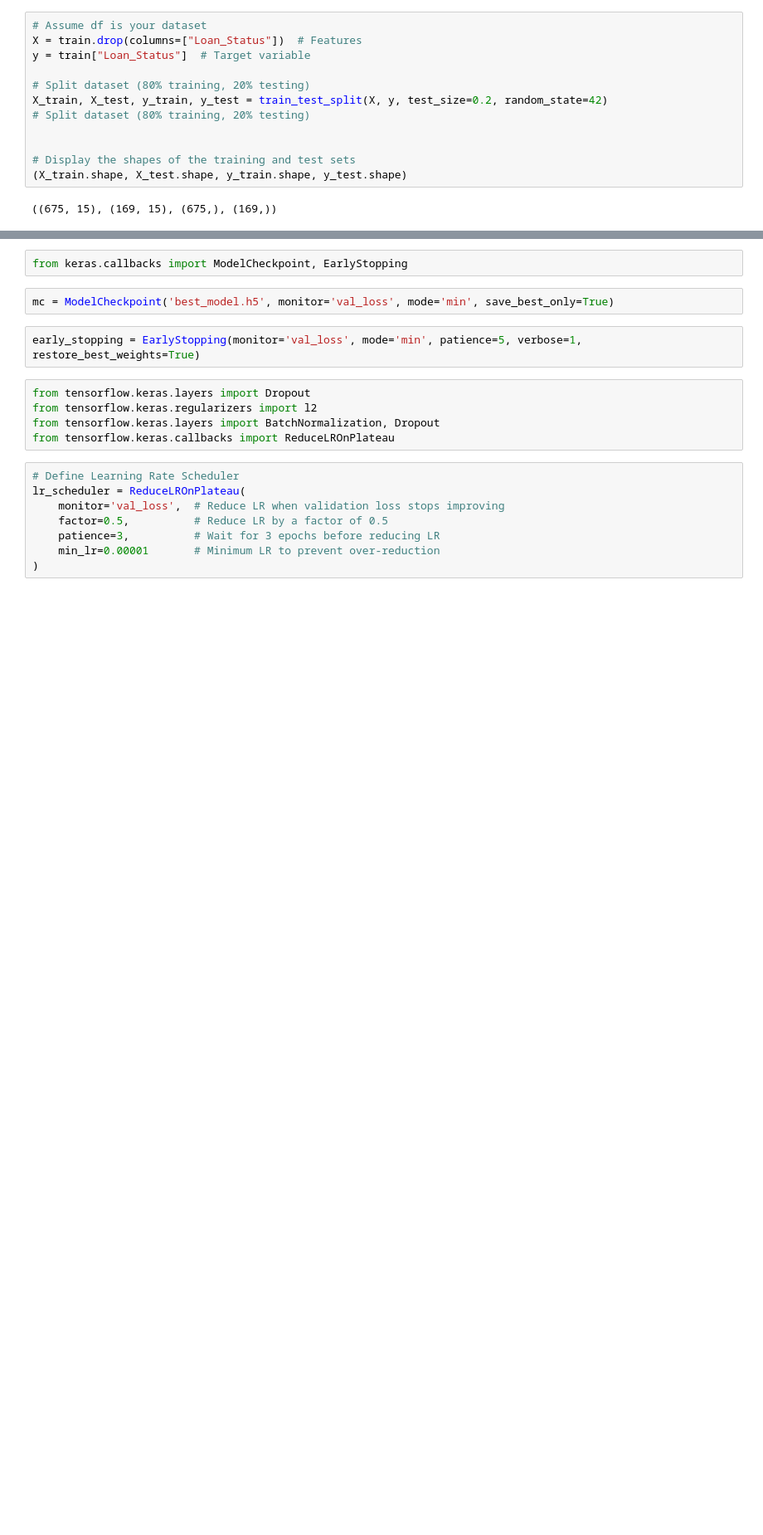
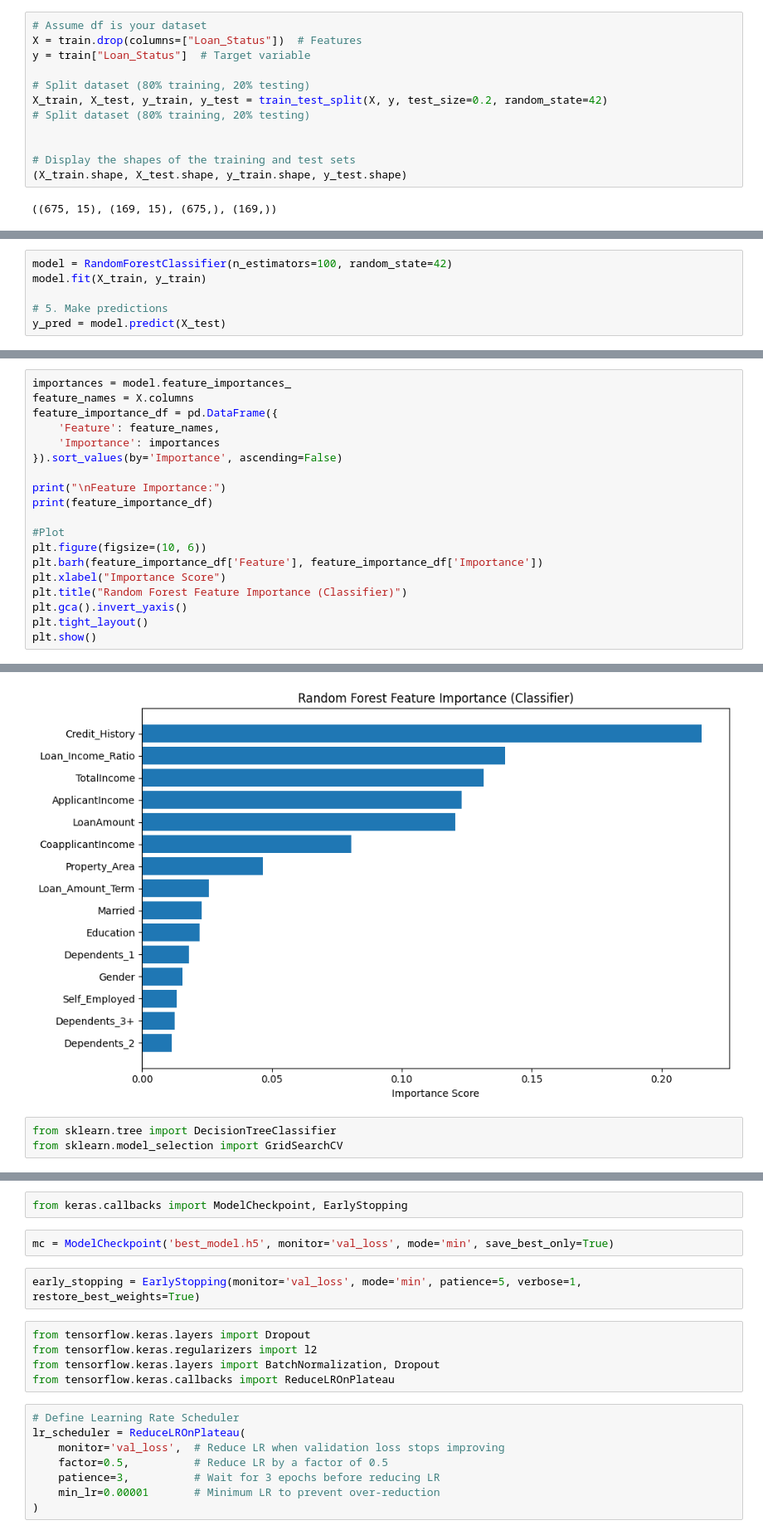
Before and after one commit to MuneefMumthas/CO653-TEAM-EM, a Jupyter notebook: CO653-TEAM-EM.ipynb, the cells around one changed output, grey strips where cells are left out. Shown at 83% size. Drawn from its saved outputs; the diff is of its cells as text; blank space fills up the shorter version.

```diff
--- a/CO653-TEAM-EM.ipynb
+++ b/CO653-TEAM-EM.ipynb
@@ -464,0 +455,6 @@ X_train, X_test, y_train, y_test = train_test_split(X, y, test_size=0.2, random_
+# %%
+model = RandomForestClassifier(n_estimators=100, random_state=42)
+model.fit(X_train, y_train)
+
+# 5. Make predictions
+y_pred = model.predict(X_test)
@@ -464,0 +477,20 @@ X_train, X_test, y_train, y_test = train_test_split(X, y, test_size=0.2, random_
+# %%
+importances = model.feature_importances_
+feature_names = X.columns
+feature_importance_df = pd.DataFrame({
+    'Feature': feature_names,
+    'Importance': importances
+}).sort_values(by='Importance', ascending=False)
+
+print("\nFeature Importance:")
+print(feature_importance_df)
+
+#Plot
+plt.figure(figsize=(10, 6))
+plt.barh(feature_importance_df['Feature'], feature_importance_df['Importance'])
+plt.xlabel("Importance Score")
+plt.title("Random Forest Feature Importance (Classifier)")
+plt.gca().invert_yaxis()
+plt.tight_layout()
+plt.show()
+# %% [output]
@@ -464,0 +514,4 @@ X_train, X_test, y_train, y_test = train_test_split(X, y, test_size=0.2, random_
+[figure, added]
+# %%
+from sklearn.tree import DecisionTreeClassifier
+from sklearn.model_selection import GridSearchCV
```
Also changed, not shown: parts of 33 cells of this notebook.
